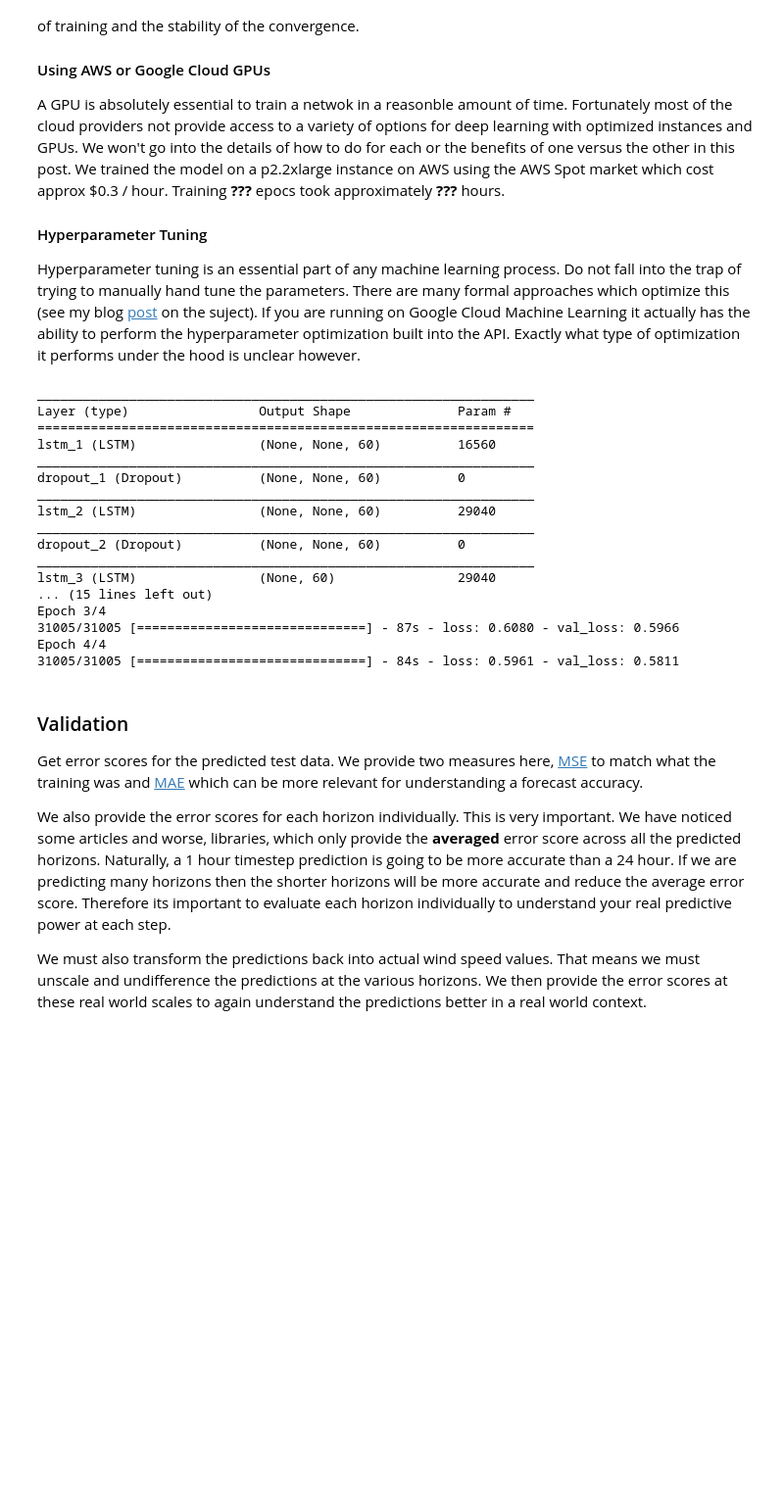
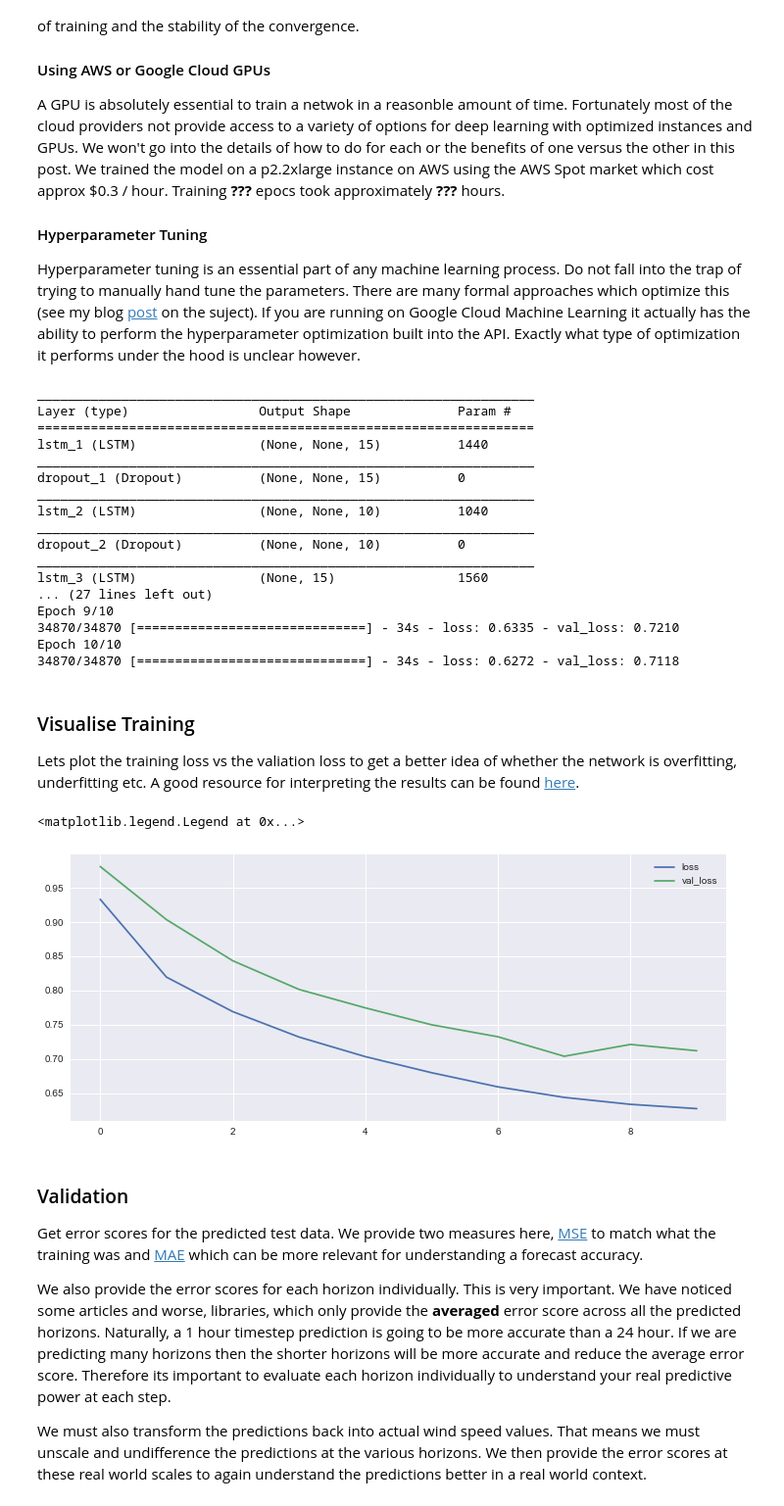
Before and after one commit to willfleury/wind-forecasting, a Jupyter notebook: Blog - Pipeline.ipynb, the cells around one changed output. Shown: that part at 98% size. Drawn from its saved outputs; the diff is of its cells as text; code cells hidden in the pictures; blank space fills up the shorter version.

```diff
--- a/Blog - Pipeline.ipynb
+++ b/Blog - Pipeline.ipynb
@@ -472,26 +478,39 @@ model, predicted, history = run_network(
     X_train,
     y_train,
     X_test,
-    layers=[X_train.shape[2], 60, 60, 60, y_train.shape[1]],
-    epochs=4)
+    layers=[X_train.shape[2], 15, 10, 15, y_train.shape[1]],
+    epochs=10)
 # %% [output]
 _________________________________________________________________
 Layer (type)                 Output Shape              Param #
 =================================================================
-lstm_1 (LSTM)                (None, None, 60)          16560
+lstm_1 (LSTM)                (None, None, 15)          1440
 _________________________________________________________________
-dropout_1 (Dropout)          (None, None, 60)          0
+dropout_1 (Dropout)          (None, None, 15)          0
 _________________________________________________________________
-lstm_2 (LSTM)                (None, None, 60)          29040
+lstm_2 (LSTM)                (None, None, 10)          1040
 _________________________________________________________________
-dropout_2 (Dropout)          (None, None, 60)          0
+dropout_2 (Dropout)          (None, None, 10)          0
 _________________________________________________________________
-lstm_3 (LSTM)                (None, 60)                29040
-... (15 lines left out)
-Epoch 3/4
-31005/31005 [==============================] - 87s - loss: 0.6080 - val_loss: 0.5966
-Epoch 4/4
-31005/31005 [==============================] - 84s - loss: 0.5961 - val_loss: 0.5811
+lstm_3 (LSTM)                (None, 15)                1560
+... (27 lines left out)
+Epoch 9/10
+34870/34870 [==============================] - 34s - loss: 0.6335 - val_loss: 0.7210
+Epoch 10/10
+34870/34870 [==============================] - 34s - loss: 0.6272 - val_loss: 0.7118
+# %% [markdown]
+### Visualise Training
+Lets plot the training loss vs the valiation loss to get a better idea of whether the network is overfitting, underfitting etc. A good resource for interpreting the results can be found [here](http://cs231n.github.io/neural-networks-3/).
+# %%
+import matplotlib.pyplot as plt
+
+fig = plt.figure(figsize=(12, 5))
+plt.plot(history.history['loss'], label='loss')
+plt.plot(history.history['val_loss'], label='val_loss')
+plt.legend()
+# %% [output]
+<matplotlib.legend.Legend at 0x...>
+[figure, added]
 # %% [markdown]
 ### Validation
 
```
Also changed, not shown: parts of 14 cells of this notebook.
